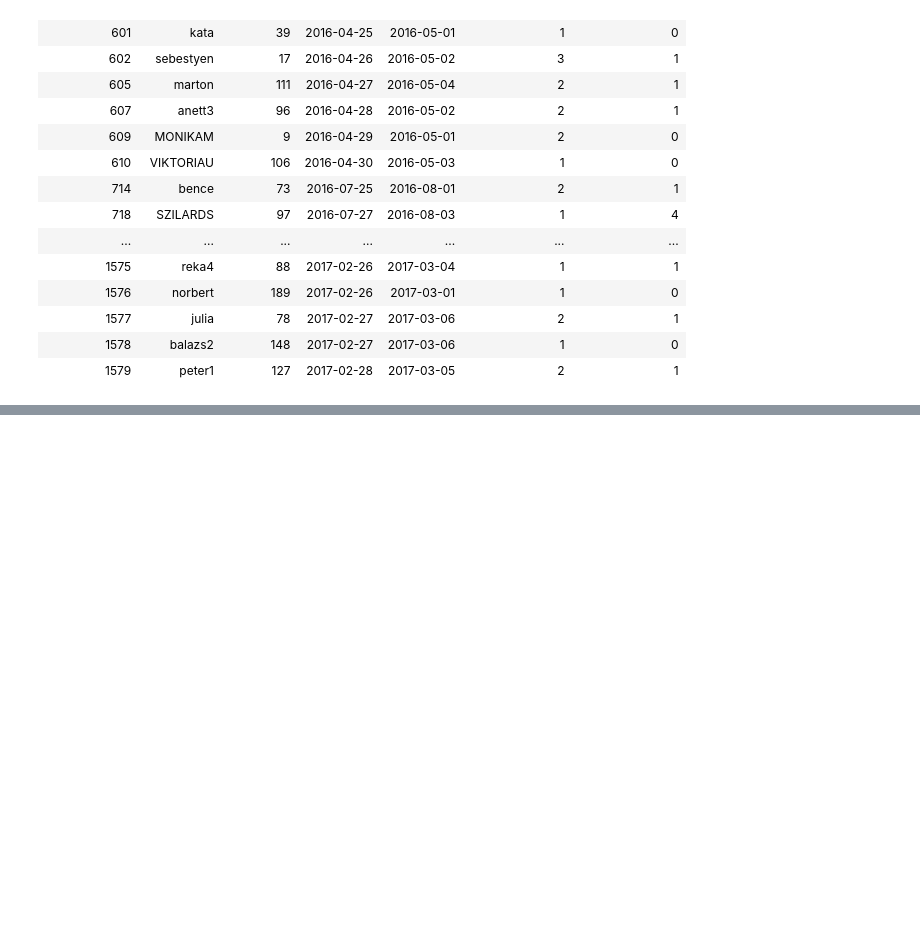
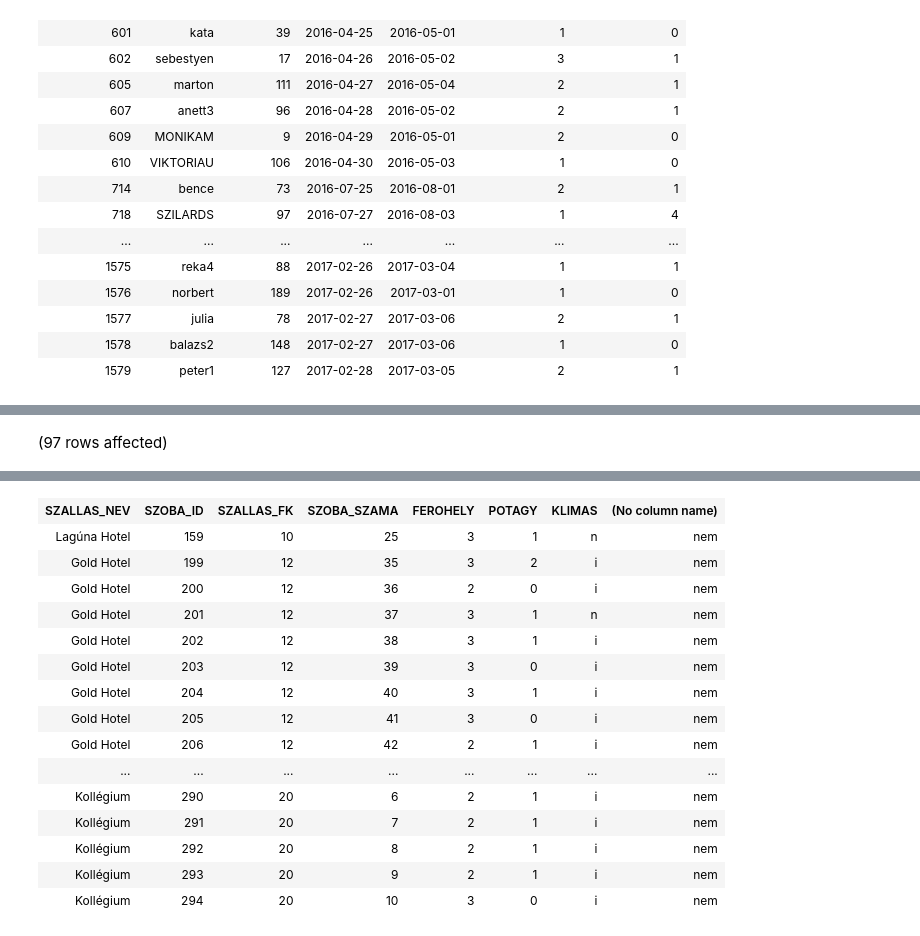
Before and after one commit to szanna04/gyakorlat2, a Jupyter notebook: zh1.ipynb, the cells around one changed output, grey strips where cells are left out. Cells and saved outputs as stored; diff of their text form; code cells hidden in the pictures; blank space fills up the shorter version.

```diff
--- a/zh1.ipynb
+++ b/zh1.ipynb
@@ -41,3 +41,17 @@ Total execution time: 00:00:00.015
 | Apartman | 100 |
 | vendégház | 100 |
 | panzió | 200 |
+# %%
+SELECT szh.SZALLAS_NEV,
+        sz.SZOBA_ID,
+        sz.SZALLAS_FK,
+        sz.SZOBA_SZAMA,
+        sz.FEROHELY,
+        sz.POTAGY,
+        sz.KLIMAS,
+        iif(szh.TIPUS = 'panzió', 'igen', 'nem')
+from szoba sz left join foglalas f ON sz.SZOBA_ID = f.SZOBA_FK
+                join szallashely szh on szh.SZALLAS_ID = sz.SZALLAS_FK
+WHERE f.SZOBA_FK is null
+# %% [output]
+(97 rows affected)
@@ -43,0 +59,16 @@ Total execution time: 00:00:00.015
+| SZALLAS_NEV | SZOBA_ID | SZALLAS_FK | SZOBA_SZAMA | FEROHELY | POTAGY | KLIMAS | (No column name) |
+| Lagúna Hotel | 159 | 10 | 25 | 3 | 1 | n | nem |
+| Gold Hotel | 199 | 12 | 35 | 3 | 2 | i | nem |
+| Gold Hotel | 200 | 12 | 36 | 2 | 0 | i | nem |
+| Gold Hotel | 201 | 12 | 37 | 3 | 1 | n | nem |
+| Gold Hotel | 202 | 12 | 38 | 3 | 1 | i | nem |
+| Gold Hotel | 203 | 12 | 39 | 3 | 0 | i | nem |
+| Gold Hotel | 204 | 12 | 40 | 3 | 1 | i | nem |
+| Gold Hotel | 205 | 12 | 41 | 3 | 0 | i | nem |
+| Gold Hotel | 206 | 12 | 42 | 2 | 1 | i | nem |
+| ... | ... | ... | ... | ... | ... | ... | ... |
+| Kollégium | 290 | 20 | 6 | 2 | 1 | i | nem |
+| Kollégium | 291 | 20 | 7 | 2 | 1 | i | nem |
+| Kollégium | 292 | 20 | 8 | 2 | 1 | i | nem |
+| Kollégium | 293 | 20 | 9 | 2 | 1 | i | nem |
+| Kollégium | 294 | 20 | 10 | 3 | 0 | i | nem |
```
Also changed, not shown: parts of 3 cells of this notebook.
